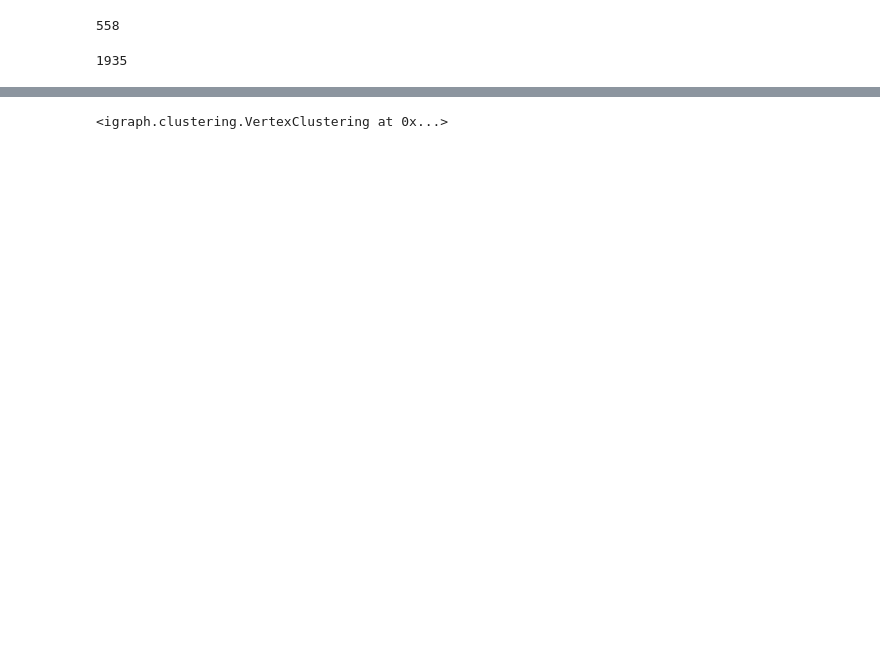
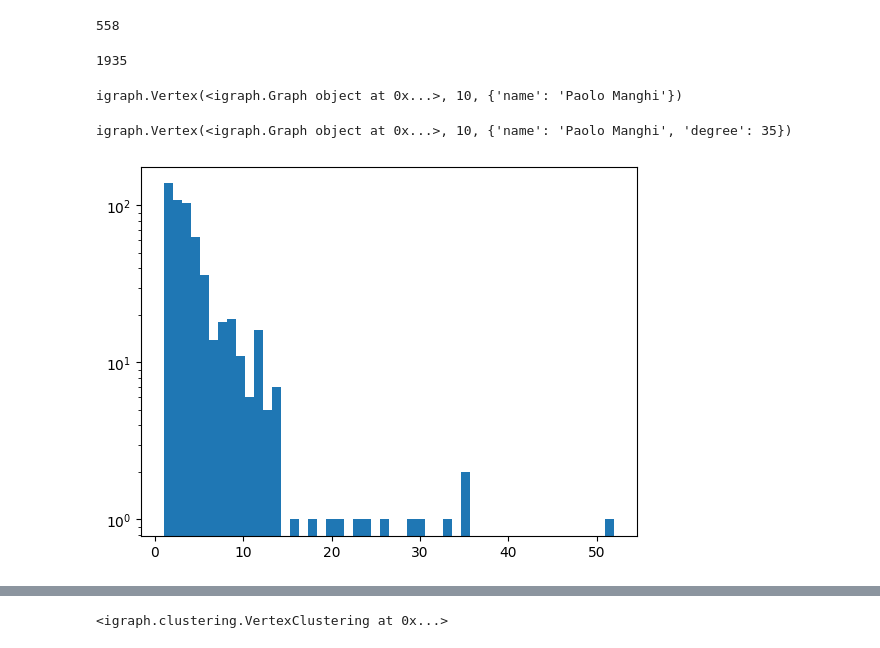
Before and after one commit to andremann/IRCDL-2024, a Jupyter notebook: notebooks/01-AM-exploration.ipynb, the cells around one changed output, grey strips where cells are left out. Cells and saved outputs as stored; diff of their text form; code cells hidden in the pictures; blank space fills up the shorter version.

```diff
--- a/notebooks/01-AM-exploration.ipynb
+++ b/notebooks/01-AM-exploration.ipynb
@@ -339,9 +349,9 @@ Name: authors, Length: 1935, dtype: object
 # %%
 import igraph as ig
 
-G_couples = ig.Graph.TupleList(
+G = ig.Graph.TupleList(
       edges=couples.to_list(),
-      vertex_name_attr='author',
+      vertex_name_attr='name',
       directed=False
       )
 # %%
@@ -353,5 +363,20 @@ G_couples.ecount()
 # %% [output]
 1935
 # %%
-G_couples.es['n_joint_papers'] = 1
-G_couples = G_couples.simplify(combine_edges='sum')
+G.es['n_joint_papers'] = 1
+G = G.simplify(combine_edges='sum')
+# %%
+G.vs[10]
+# %% [output]
+igraph.Vertex(<igraph.Graph object at 0x...>, 10, {'name': 'Paolo Manghi'})
+# %%
+G.vs['degree'] = G.degree()
+# %%
+G.vs[10]
+# %% [output]
+igraph.Vertex(<igraph.Graph object at 0x...>, 10, {'name': 'Paolo Manghi', 'degree': 35})
+# %%
+plt.hist(G.vs['degree'], 50)
+plt.yscale('log')
+# %% [output]
+[figure, added]
```
Also changed, not shown: parts of 49 cells of this notebook, 3 other files.
